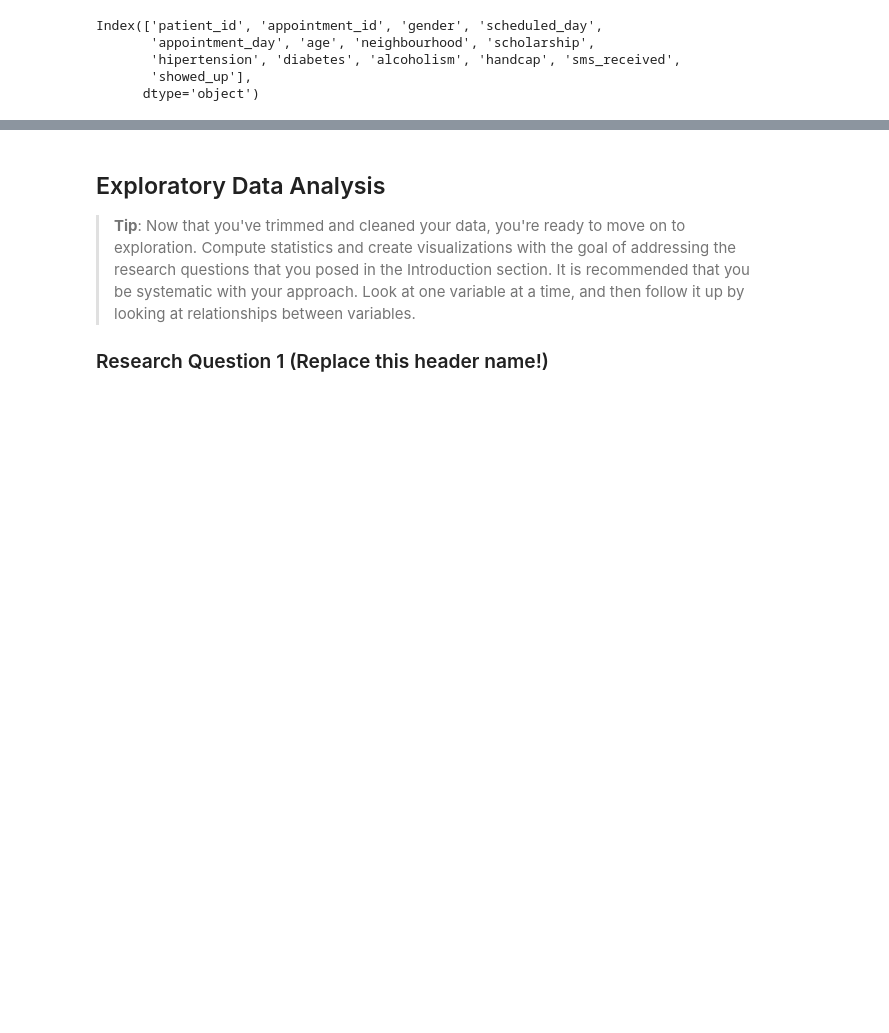
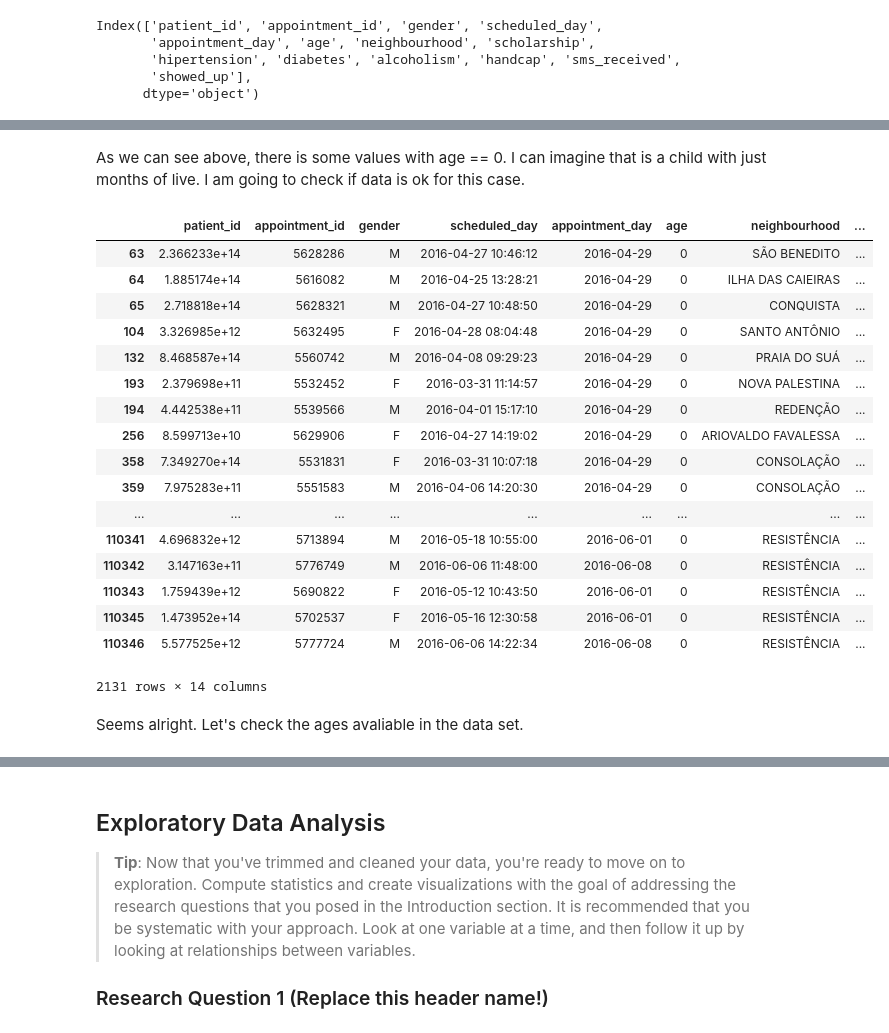
Before and after one commit to alexandregpereira/brasilmigue, a Jupyter notebook: brasil_migue_results.ipynb, the cells around one changed output, grey strips where cells are left out. Cells and saved outputs as stored; diff of their text form; code cells hidden in the pictures; blank space fills up the shorter version.

Commit message:
include age and neighbourhood to data wrangling section

```diff
--- a/brasil_migue_results.ipynb
+++ b/brasil_migue_results.ipynb
@@ -392,0 +429,25 @@ Index(['patient_id', 'appointment_id', 'gender', 'scheduled_day',
+# %% [markdown]
+As we can see above, there is some values with age == 0. I can imagine that is a child with just months of live. I am going to check if data is ok for this case.
+# %%
+df.query('age == 0')
+# %% [output]
+|  | patient_id | appointment_id | gender | scheduled_day | appointment_day | age | neighbourhood | ... |
+| 63 | 2.366233e+14 | 5628286 | M | 2016-04-27 10:46:12 | 2016-04-29 | 0 | SÃO BENEDITO | ... |
+| 64 | 1.885174e+14 | 5616082 | M | 2016-04-25 13:28:21 | 2016-04-29 | 0 | ILHA DAS CAIEIRAS | ... |
+| 65 | 2.718818e+14 | 5628321 | M | 2016-04-27 10:48:50 | 2016-04-29 | 0 | CONQUISTA | ... |
+| 104 | 3.326985e+12 | 5632495 | F | 2016-04-28 08:04:48 | 2016-04-29 | 0 | SANTO ANTÔNIO | ... |
+| 132 | 8.468587e+14 | 5560742 | M | 2016-04-08 09:29:23 | 2016-04-29 | 0 | PRAIA DO SUÁ | ... |
+| 193 | 2.379698e+11 | 5532452 | F | 2016-03-31 11:14:57 | 2016-04-29 | 0 | NOVA PALESTINA | ... |
+| 194 | 4.442538e+11 | 5539566 | M | 2016-04-01 15:17:10 | 2016-04-29 | 0 | REDENÇÃO | ... |
+| 256 | 8.599713e+10 | 5629906 | F | 2016-04-27 14:19:02 | 2016-04-29 | 0 | ARIOVALDO FAVALESSA | ... |
+| 358 | 7.349270e+14 | 5531831 | F | 2016-03-31 10:07:18 | 2016-04-29 | 0 | CONSOLAÇÃO | ... |
+| 359 | 7.975283e+11 | 5551583 | M | 2016-04-06 14:20:30 | 2016-04-29 | 0 | CONSOLAÇÃO | ... |
+| ... | ... | ... | ... | ... | ... | ... | ... | ... |
+| 110341 | 4.696832e+12 | 5713894 | M | 2016-05-18 10:55:00 | 2016-06-01 | 0 | RESISTÊNCIA | ... |
+| 110342 | 3.147163e+11 | 5776749 | M | 2016-06-06 11:48:00 | 2016-06-08 | 0 | RESISTÊNCIA | ... |
+| 110343 | 1.759439e+12 | 5690822 | F | 2016-05-12 10:43:50 | 2016-06-01 | 0 | RESISTÊNCIA | ... |
+| 110345 | 1.473952e+14 | 5702537 | F | 2016-05-16 12:30:58 | 2016-06-01 | 0 | RESISTÊNCIA | ... |
+| 110346 | 5.577525e+12 | 5777724 | M | 2016-06-06 14:22:34 | 2016-06-08 | 0 | RESISTÊNCIA | ... |
+2131 rows × 14 columns
+# %% [markdown]
+Seems alright. Let's check the ages avaliable in the data set.
```
Also changed, not shown: parts of 9 cells of this notebook.
